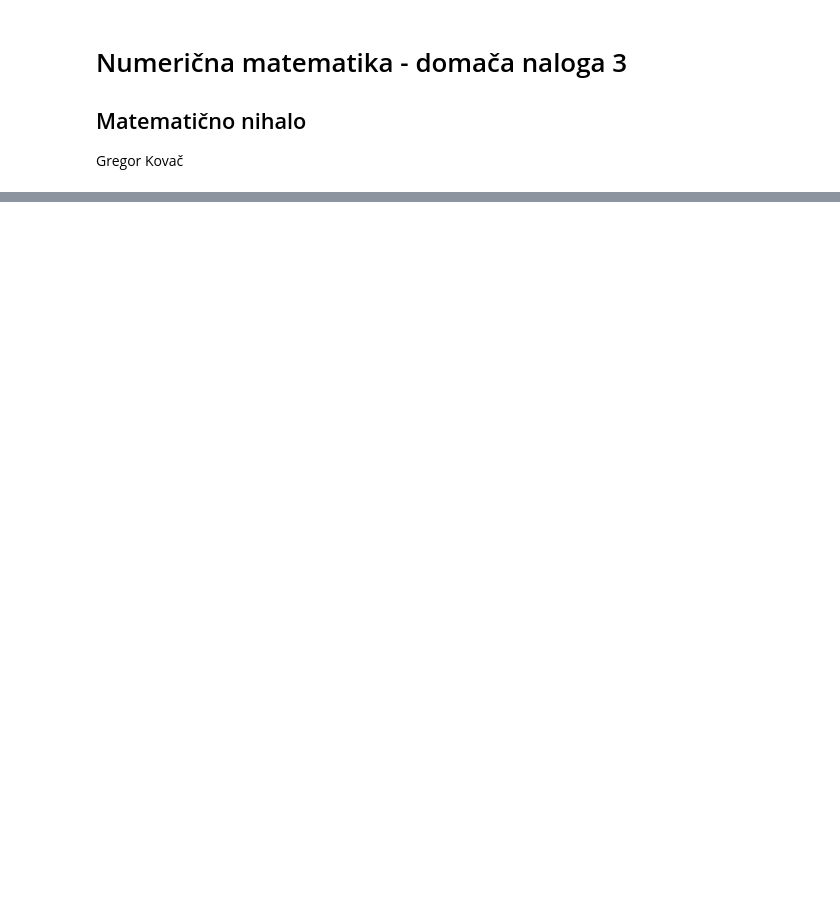
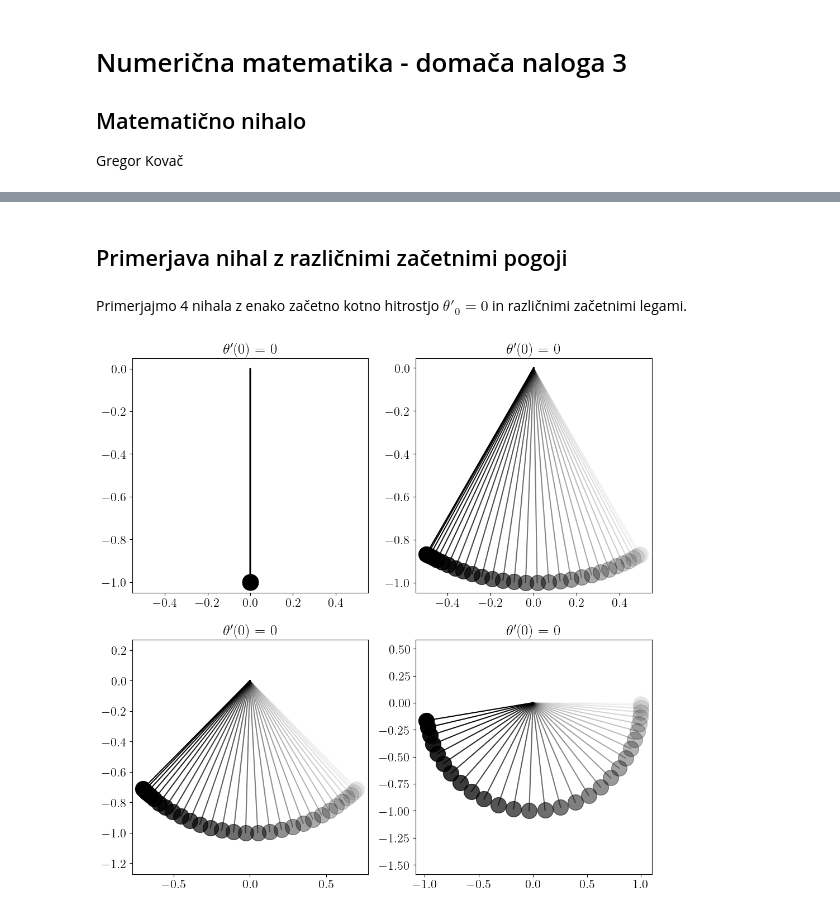
Before and after one commit to gregorkovac/matematicno-nihalo, a Jupyter notebook: demo.ipynb, the cells around one changed output, grey strips where cells are left out. Cells and saved outputs as stored; diff of their text form; code cells hidden in the pictures; blank space fills up the shorter version.

```diff
--- a/demo.ipynb
+++ b/demo.ipynb
@@ -35,0 +71,33 @@ No artists with labels found to put in legend.  Note that artists whose label st
+# %% [markdown]
+## Primerjava nihal z različnimi začetnimi pogoji
+# %% [markdown]
+Primerjajmo 4 nihala z enako začetno kotno hitrostjo $\theta'_0 = 0$ in različnimi začetnimi legami.
+# %%
+l = 1
+t = 1
+dtheta0 = 0
+n = 30
+
+plt.figure(figsize=(12, 12))
+
+i = 1
+for theta0 in [0, np.pi/6, np.pi/4, np.pi/2]:
+    theta, dtheta = nihalo(l = l, t = t, theta0 = theta0, dtheta0 = dtheta0, n = n)
+
+    plt.subplot(2, 2, i)
+    plt.title(rf"$\theta'(0)$ = {dtheta0}")
+    i += 1
+
+    x = np.cos(theta)
+    y = np.sin(theta)
+    colors = np.linspace(0, 1, len(x))
+
+    for j in range(len(x)):
+        c = (0, 0, 0, colors[j])
+
+        plt.plot([0, y[j]], [0, -x[j]], color=c)
+        plt.plot(y[j], -x[j], 'o', color=c, markersize=20)
+
+    plt.axis('equal')
+# %% [output]
+[figure, added]
```
Also changed, not shown: parts of 12 cells of this notebook, 1 other file.
